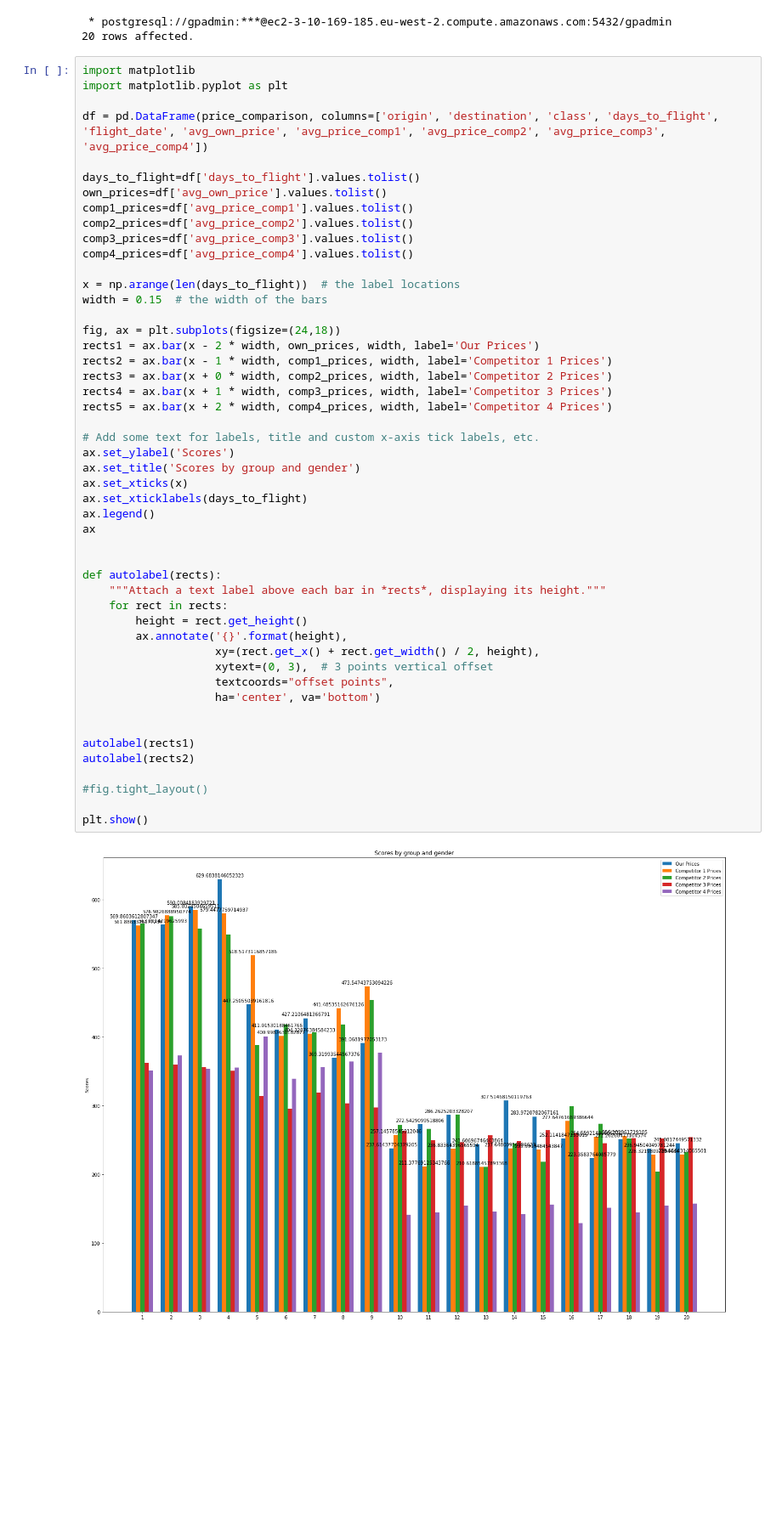
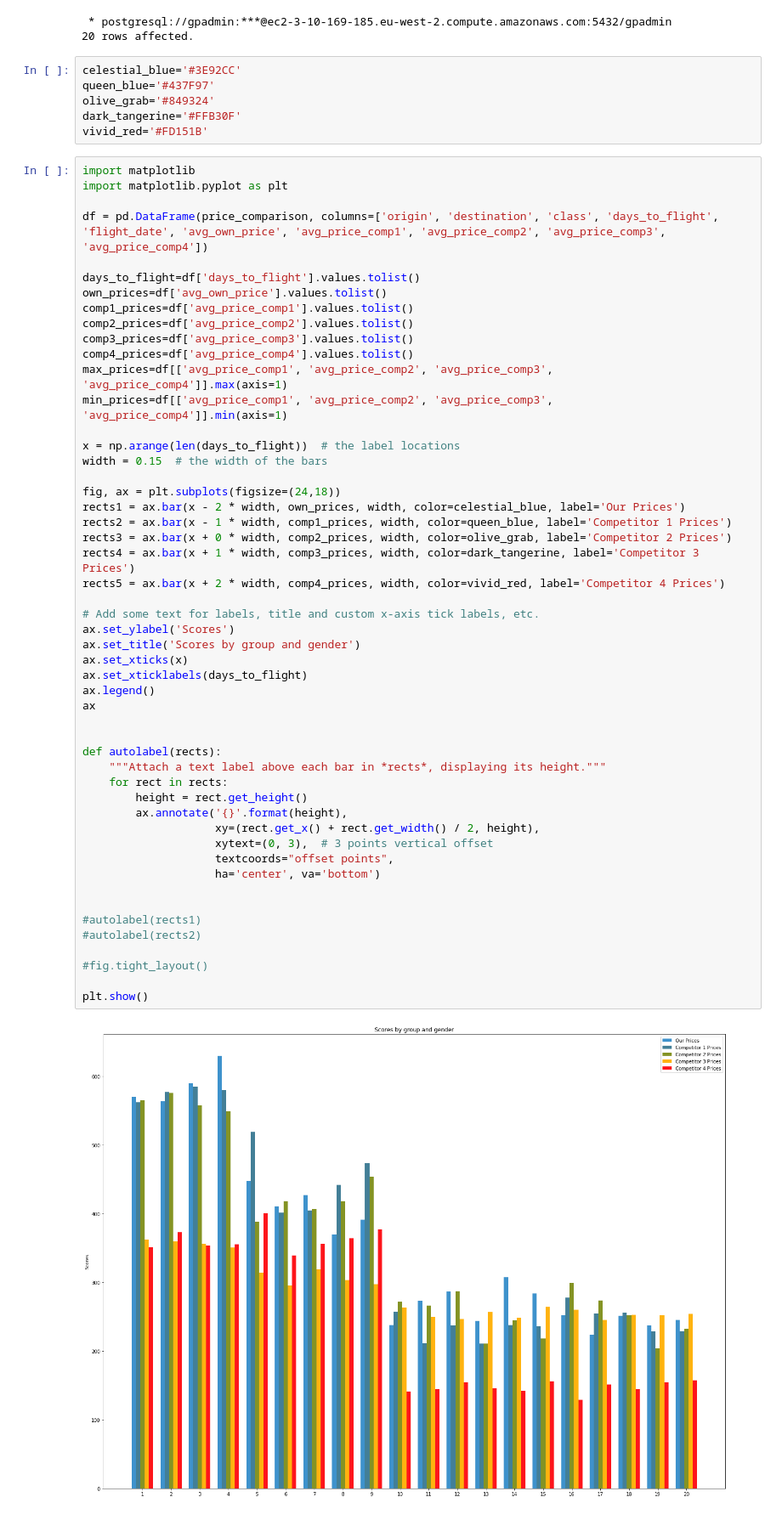
Before and after one commit to cantzakas/ds_airline_optimisation_ws, a Jupyter notebook: AirlineOptimization/03_Pricing_Optimization/03_graphs_and_charts.ipynb, the cells around one changed output. Shown at 85% size. Saved outputs shown, nothing was run; the diff lists cells and outputs as text; blank space fills up the shorter version.

```diff
--- a/AirlineOptimization/03_Pricing_Optimization/03_graphs_and_charts.ipynb
+++ b/AirlineOptimization/03_Pricing_Optimization/03_graphs_and_charts.ipynb
@@ -225,6 +228,12 @@ ORDER BY flight_date, days_to_flight;
 # %% [output]
  * postgresql://gpadmin:***@ec2-3-10-169-185.eu-west-2.compute.amazonaws.com:5432/gpadmin
 20 rows affected.
+# %%
+celestial_blue='#3E92CC'
+queen_blue='#437F97'
+olive_grab='#849324'
+dark_tangerine='#FFB30F'
+vivid_red='#FD151B'
 # %%
 import matplotlib
 import matplotlib.pyplot as plt
@@ -237,43 +246,45 @@ comp1_prices=df['avg_price_comp1'].values.tolist()
 comp2_prices=df['avg_price_comp2'].values.tolist()
 comp3_prices=df['avg_price_comp3'].values.tolist()
 comp4_prices=df['avg_price_comp4'].values.tolist()
+max_prices=df[['avg_price_comp1', 'avg_price_comp2', 'avg_price_comp3', 'avg_price_comp4']].max(axis=1)
+min_prices=df[['avg_price_comp1', 'avg_price_comp2', 'avg_price_comp3', 'avg_price_comp4']].min(axis=1)
 
 x = np.arange(len(days_to_flight))  # the label locations
 width = 0.15  # the width of the bars
 
 fig, ax = plt.subplots(figsize=(24,18))
-rects1 = ax.bar(x - 2 * width, own_prices, width, label='Our Prices')
-rects2 = ax.bar(x - 1 * width, comp1_prices, width, label='Competitor 1 Prices')
-rects3 = ax.bar(x + 0 * width, comp2_prices, width, label='Competitor 2 Prices')
-rects4 = ax.bar(x + 1 * width, comp3_prices, width, label='Competitor 3 Prices')
-rects5 = ax.bar(x + 2 * width, comp4_prices, width, label='Competitor 4 Prices')
+rects1 = ax.bar(x - 2 * width, own_prices, width, color=celestial_blue, label='Our Prices')
+rects2 = ax.bar(x - 1 * width, comp1_prices, width, color=queen_blue, label='Competitor 1 Prices')
+rects3 = ax.bar(x + 0 * width, comp2_prices, width, color=olive_grab, label='Competitor 2 Prices')
+rects4 = ax.bar(x + 1 * width, comp3_prices, width, color=dark_tangerine, label='Competitor 3 Prices')
+rects5 = ax.bar(x + 2 * width, comp4_prices, width, color=vivid_red, label='Competitor 4 Prices')
 
 # Add some text for labels, title and custom x-axis tick labels, etc.
 ax.set_ylabel('Scores')
 ax.set_title('Scores by group and gender')
 ax.set_xticks(x)
 ax.set_xticklabels(days_to_flight)
 ax.legend()
 ax
 
 
 def autolabel(rects):
     """Attach a text label above each bar in *rects*, displaying its height."""
     for rect in rects:
         height = rect.get_height()
         ax.annotate('{}'.format(height),
                     xy=(rect.get_x() + rect.get_width() / 2, height),
                     xytext=(0, 3),  # 3 points vertical offset
                     textcoords="offset points",
                     ha='center', va='bottom')
 
 
-autolabel(rects1)
-autolabel(rects2)
+#autolabel(rects1)
+#autolabel(rects2)
 
 #fig.tight_layout()
 
 plt.show()
 # %% [output]
-[figure, old version]
+[figure, new version]
 # %%
```
Also changed, not shown: parts of 7 cells of this notebook.
